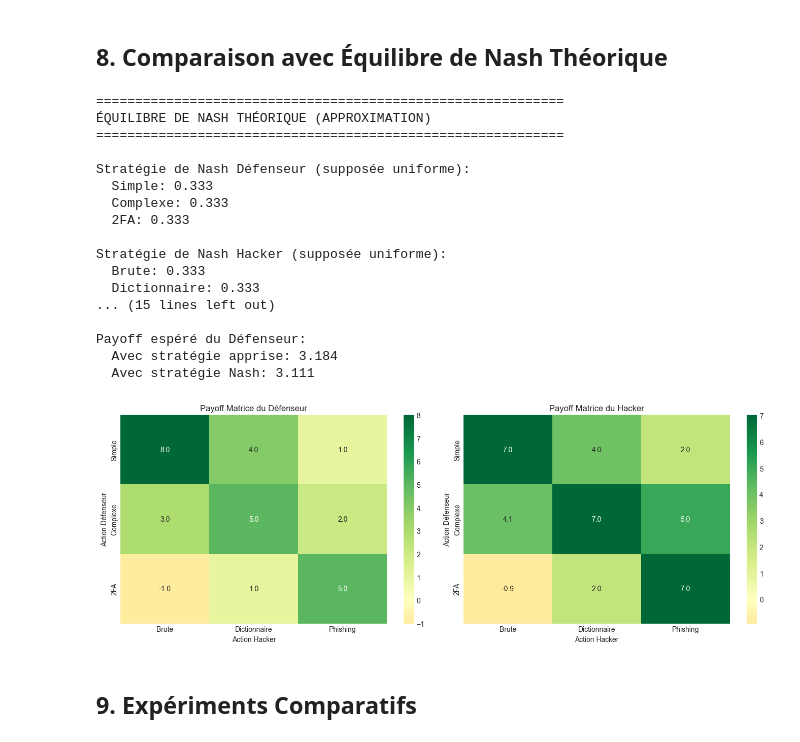
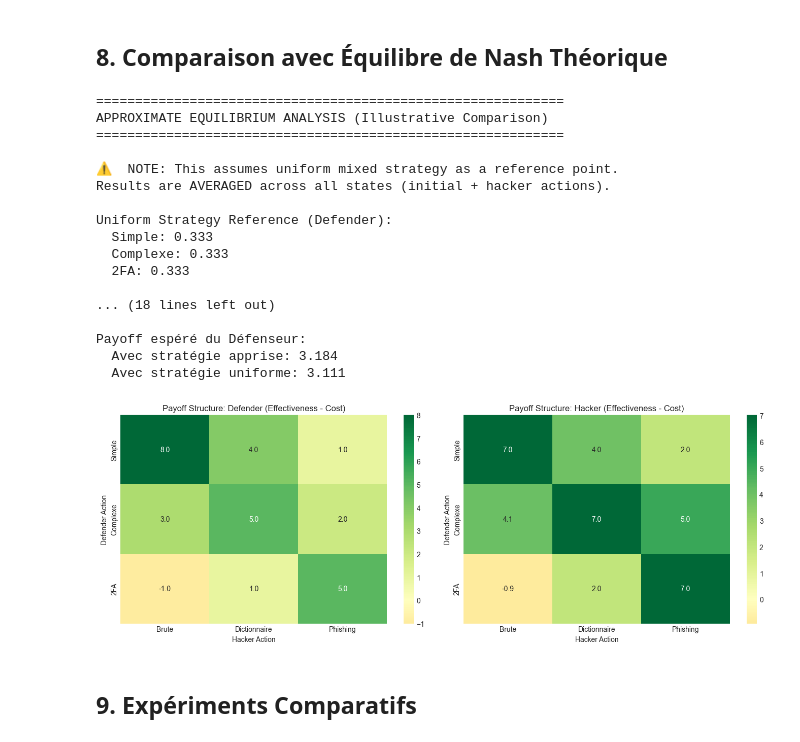
Before and after one commit to Imad-t/Game-Theory-project, a Jupyter notebook: main.ipynb, the cells around one changed output. Cells and saved outputs as stored; diff of their text form; code cells hidden in the pictures.

```diff
--- a/main.ipynb
+++ b/main.ipynb
@@ -331,8 +358,10 @@ def train_game(defender, hacker, game, num_episodes=1000, hacker_type='adaptive'
         if hacker_type == 'random':
             hacker_action = hacker.select_action()
         else:  # adaptive
+            # Hacker adapts based on last defender action and whether last attack succeeded
             defender_last_action = defender.history['actions'][-1] if defender.history['actions'] else None
-            hacker_action = hacker.select_action(defender_last_action)
+            last_hacker_reward = hacker_rewards[-1] if hacker_rewards else None
+            hacker_action = hacker.select_action(defender_last_action, last_hacker_reward)
 
         defender_action = defender.select_action(
             hacker_last_action=hacker.action_history[-1] if hacker.action_history else None
@@ -353,7 +382,7 @@ def train_game(defender, hacker, game, num_episodes=1000, hacker_type='adaptive'
         # Mise à jour Q-values du hacker adaptatif
         if hacker_type == 'adaptive':
             hacker.update_q_values(
-                defender_last_action=defender.history['actions'][-1] if defender.history['actions'] else None,
+                defender_action=defender.history['actions'][-1] if defender.history['actions'] else None,
                 hacker_action=hacker_action,
                 reward=h_reward,
                 next_defender_action=defender_action
@@ -626,13 +657,15 @@ def find_nash_equilibrium_mixed(payoff_matrix):
 nash_defender, nash_hacker = find_nash_equilibrium_mixed(game.payoff_matrix_defender)
 
 print("=" * 60)
-print("ÉQUILIBRE DE NASH THÉORIQUE (APPROXIMATION)")
+print("APPROXIMATE EQUILIBRIUM ANALYSIS (Illustrative Comparison)")
 print("=" * 60)
-print("\nStratégie de Nash Défenseur (supposée uniforme):")
+print("\n⚠️  NOTE: This assumes uniform mixed strategy as a reference point.")
+print("Results are AVERAGED across all states (initial + hacker actions).\n")
+print("Uniform Strategy Reference (Defender):")
 for action, prob in zip(game.defender_actions, nash_defender):
     print(f"  {action}: {prob:.3f}")
 
-print("\nStratégie de Nash Hacker (supposée uniforme):")
+print("\nUniform Strategy Reference (Hacker):")
 for action, prob in zip(game.hacker_actions, nash_hacker):
     print(f"  {action}: {prob:.3f}")
 
@@ -640,7 +673,7 @@ for action, prob in zip(game.hacker_actions, nash_hacker):
 learned_strategy = defender.get_strategy('initial', temperature=0.5)
 
 print("\n" + "=" * 60)
-print("COMPARAISON: STRATÉGIE APPRISE vs NASH")
+print("EMPIRICAL STRATEGY vs UNIFORM REFERENCE")
 print("=" * 60)
 print("\nStratégie apprise:")
 for action, prob in zip(game.defender_actions, learned_strategy):
@@ -661,54 +694,54 @@ payoff_nash = expected_payoff(nash_defender, nash_hacker, game.payoff_matrix_def
 
 print(f"\nPayoff espéré du Défenseur:")
 print(f"  Avec stratégie apprise: {payoff_learned:.3f}")
-print(f"  Avec stratégie Nash: {payoff_nash:.3f}")
+print(f"  Avec stratégie uniforme: {payoff_nash:.3f}")
 
-# Heatmap des payoffs pour chaque paire
+# Payoff matrices for reference (illustrative, not Nash solution)
 fig, axes = plt.subplots(1, 2, figsize=(14, 5))
 
-# Défenseur
+# Defender
 ax = axes[0]
 sns.heatmap(game.payoff_matrix_defender,
             annot=True, fmt='.1f',
             xticklabels=game.hacker_actions,
             yticklabels=game.defender_actions,
             cmap='RdYlGn', center=0, ax=ax)
-ax.set_title('Payoff Matrice du Défenseur')
-ax.set_xlabel('Action Hacker')
-ax.set_ylabel('Action Défenseur')
+ax.set_title('Payoff Structure: Defender (Effectiveness - Cost)')
+ax.set_xlabel('Hacker Action')
+ax.set_ylabel('Defender Action')
 
 # Hacker
 ax = axes[1]
 sns.heatmap(game.payoff_matrix_hacker,
             annot=True, fmt='.1f',
             xticklabels=game.hacker_actions,
             yticklabels=game.defender_actions,
             cmap='RdYlGn', center=0, ax=ax)
-ax.set_title('Payoff Matrice du Hacker')
-ax.set_xlabel('Action Hacker')
-ax.set_ylabel('Action Défenseur')
+ax.set_title('Payoff Structure: Hacker (Effectiveness - Cost)')
+ax.set_xlabel('Hacker Action')
+ax.set_ylabel('Defender Action')
 
 plt.tight_layout()
 plt.show()
 # %% [output]
 ============================================================
-ÉQUILIBRE DE NASH THÉORIQUE (APPROXIMATION)
+APPROXIMATE EQUILIBRIUM ANALYSIS (Illustrative Comparison)
 ============================================================
 
-Stratégie de Nash Défenseur (supposée uniforme):
+⚠️  NOTE: This assumes uniform mixed strategy as a reference point.
+Results are AVERAGED across all states (initial + hacker actions).
+
+Uniform Strategy Reference (Defender):
   Simple: 0.333
   Complexe: 0.333
   2FA: 0.333
 
-Stratégie de Nash Hacker (supposée uniforme):
-  Brute: 0.333
-  Dictionnaire: 0.333
-... (15 lines left out)
+... (18 lines left out)
 
 Payoff espéré du Défenseur:
   Avec stratégie apprise: 3.184
-  Avec stratégie Nash: 3.111
+  Avec stratégie uniforme: 3.111
-[figure, old version]
+[figure, new version]
 # %% [markdown]
 ## 9. Expériments Comparatifs
 # %%
```
Also changed, not shown: parts of 3 cells of this notebook.
